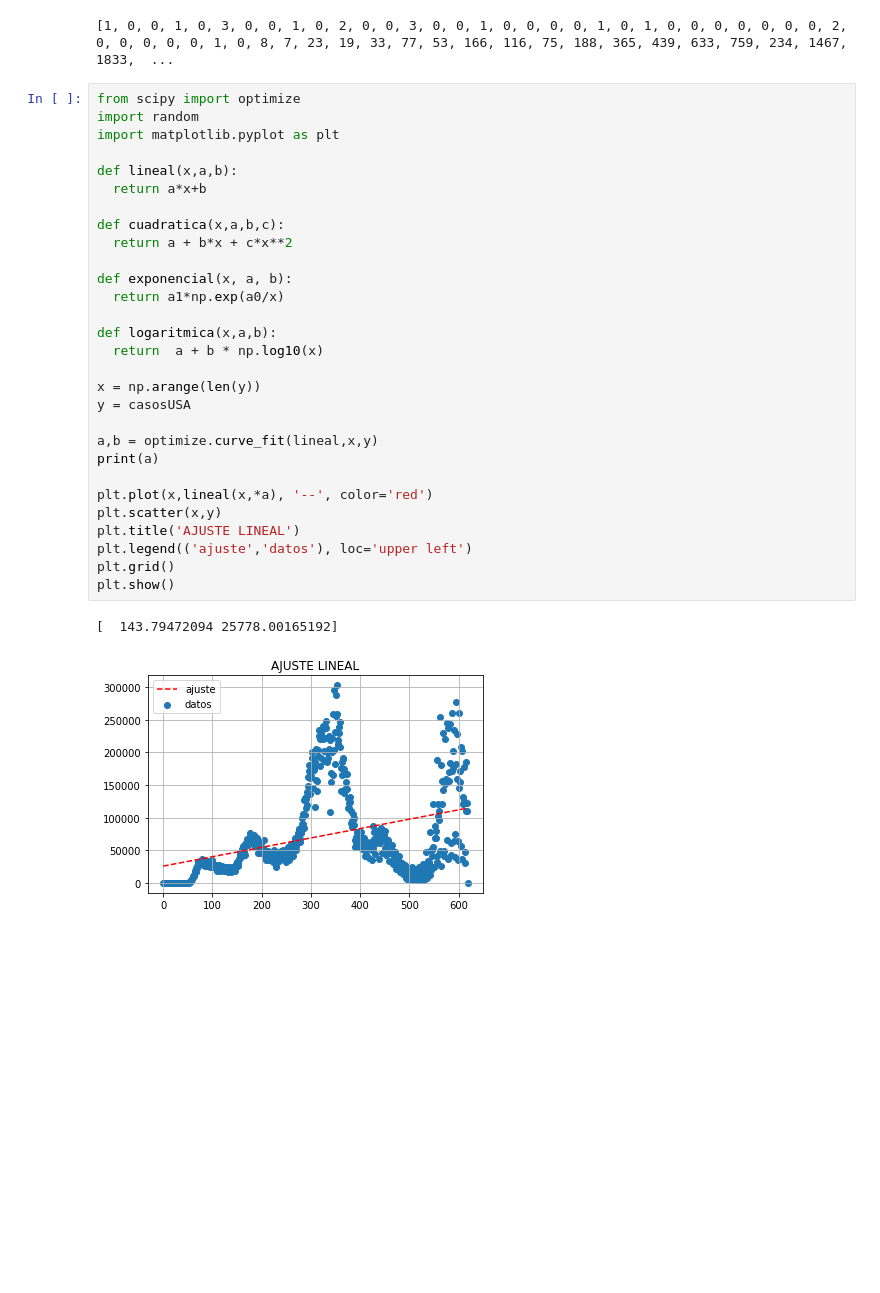
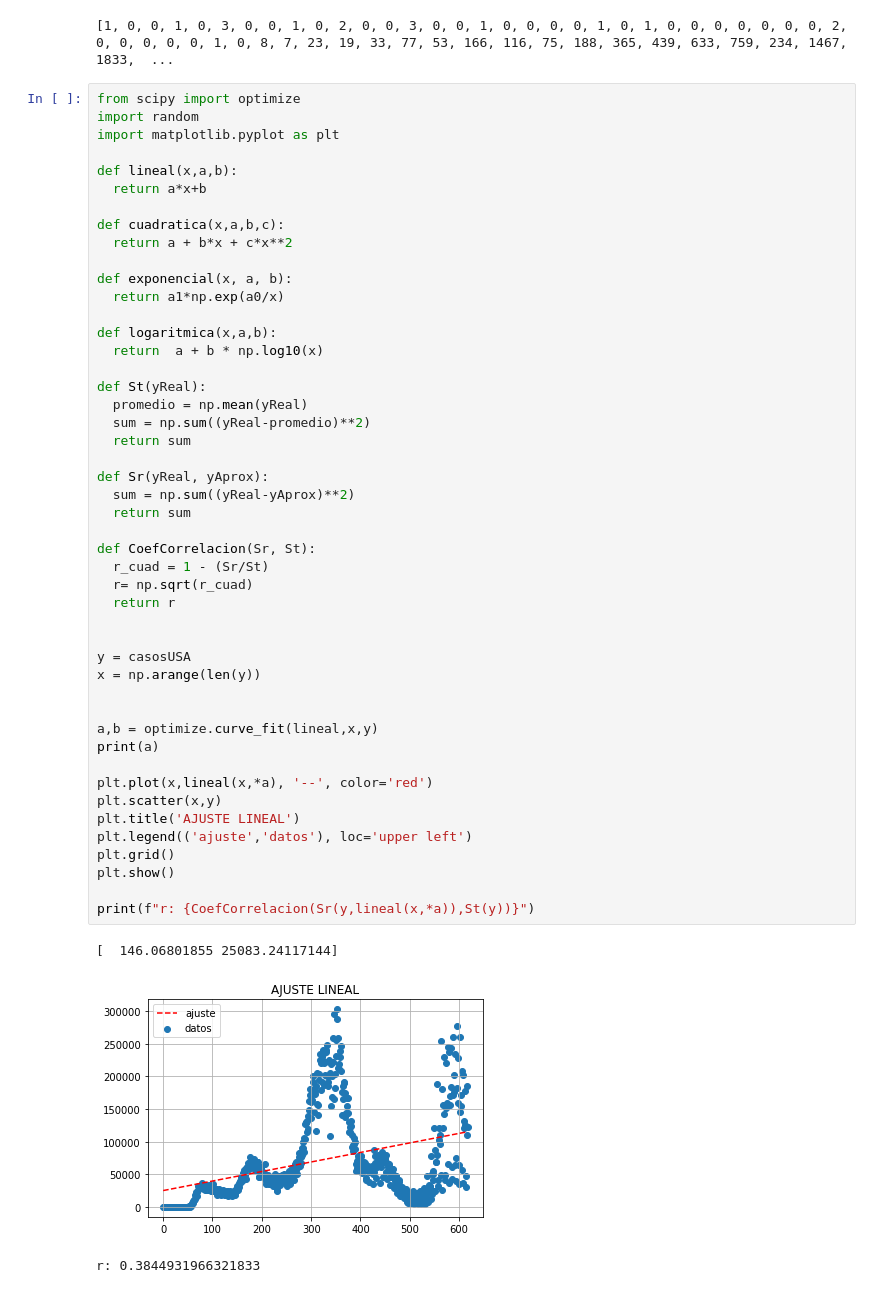
Before and after one commit to Leonel-H29/Facultad, a Jupyter notebook: TP2/TP2.ipynb, the cells around one changed output. Cells and saved outputs as stored; diff of their text form; blank space fills up the shorter version.

```diff
--- a/TP2/TP2.ipynb
+++ b/TP2/TP2.ipynb
@@ -131,33 +133,52 @@ print(casosUSA)
 # %%
 from scipy import optimize
 import random
 import matplotlib.pyplot as plt
 
 def lineal(x,a,b):
   return a*x+b
 
 def cuadratica(x,a,b,c):
   return a + b*x + c*x**2
 
 def exponencial(x, a, b):
   return a1*np.exp(a0/x)
 
 def logaritmica(x,a,b):
   return  a + b * np.log10(x)
 
+def St(yReal):
+  promedio = np.mean(yReal)
+  sum = np.sum((yReal-promedio)**2)
+  return sum
+
+def Sr(yReal, yAprox):
+  sum = np.sum((yReal-yAprox)**2)
+  return sum
+
+def CoefCorrelacion(Sr, St):
+  r_cuad = 1 - (Sr/St)
+  r= np.sqrt(r_cuad)
+  return r
+
+
+y = casosUSA
 x = np.arange(len(y))
-y = casosUSA
+
 
 a,b = optimize.curve_fit(lineal,x,y)
 print(a)
 
 plt.plot(x,lineal(x,*a), '--', color='red')
 plt.scatter(x,y)
 plt.title('AJUSTE LINEAL')
 plt.legend(('ajuste','datos'), loc='upper left')
 plt.grid()
 plt.show()
+
+print(f"r: {CoefCorrelacion(Sr(y,lineal(x,*a)),St(y))}")
 # %% [output]
-[  143.79472094 25778.00165192]
+[  146.06801855 25083.24117144]
-[figure, old version]
+[figure, new version]
+r: 0.3844931966321833
 # %%
```
Also changed, not shown: parts of 4 cells of this notebook.
